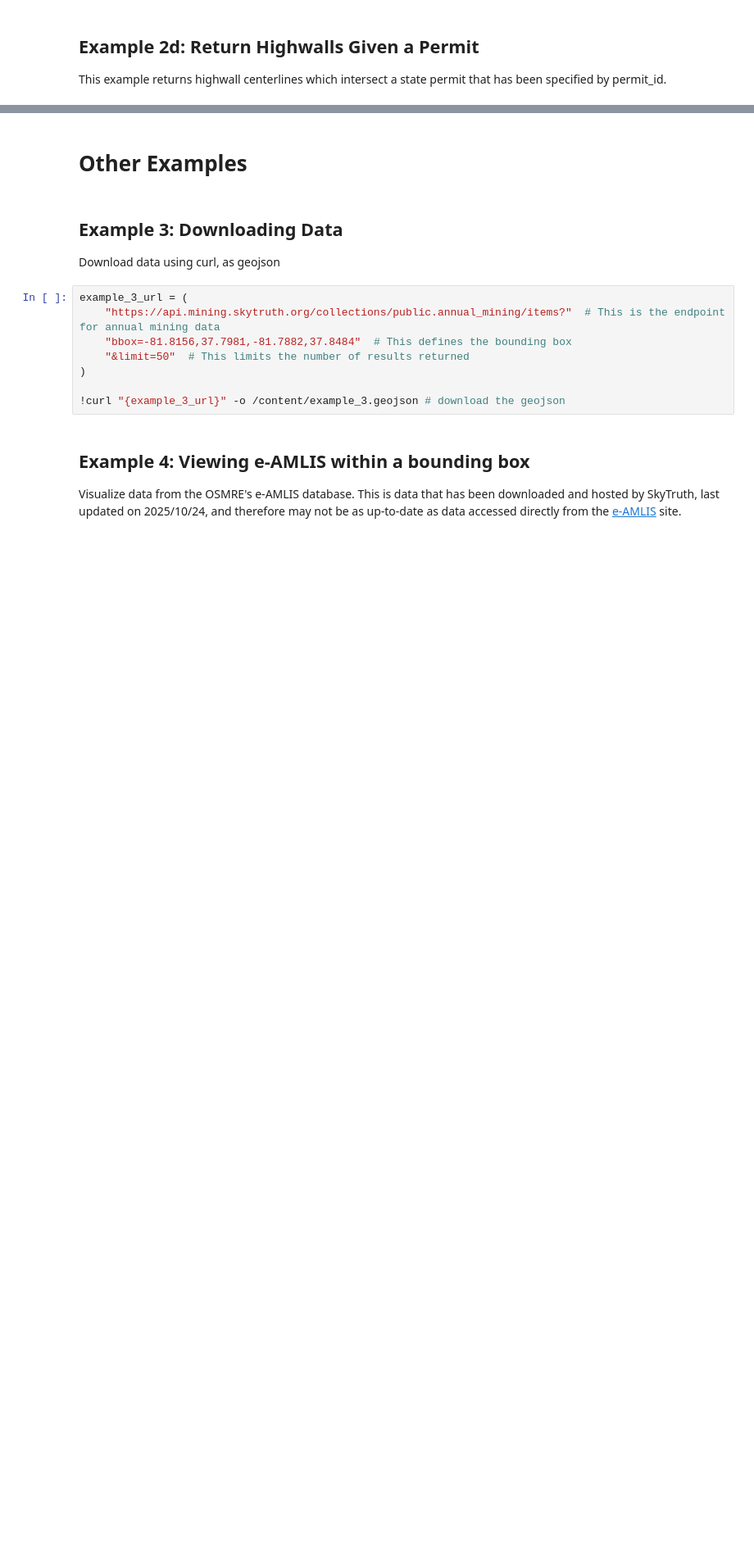
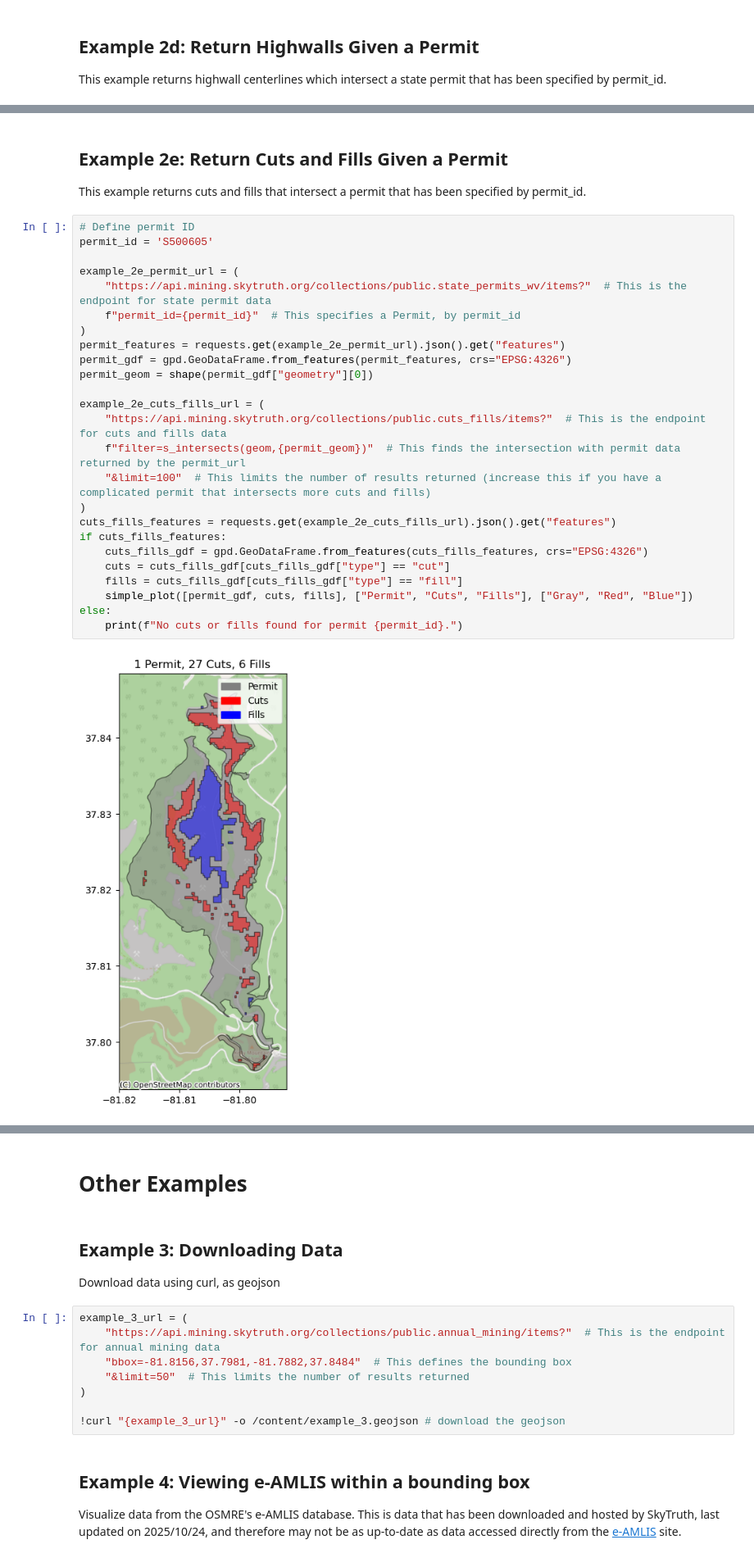
Before and after one commit to SkyTruth/mtm, a Jupyter notebook: docs/Mining API Guide.ipynb, the cells around one changed output, grey strips where cells are left out. Shown at 82% size. Cells and saved outputs as stored; diff of their text form; blank space fills up the shorter version.

```diff
--- a/docs/Mining API Guide.ipynb
+++ b/docs/Mining API Guide.ipynb
@@ -181,0 +268,30 @@ else:
+# %% [markdown]
+## Example 2e: Return Cuts and Fills Given a Permit
+This example returns cuts and fills that intersect a permit that has been specified by permit_id.
+# %%
+# Define permit ID
+permit_id = 'S500605'
+
+example_2e_permit_url = (
+    "https://api.mining.skytruth.org/collections/public.state_permits_wv/items?"  # This is the endpoint for state permit data
+    f"permit_id={permit_id}"  # This specifies a Permit, by permit_id
+)
+permit_features = requests.get(example_2e_permit_url).json().get("features")
+permit_gdf = gpd.GeoDataFrame.from_features(permit_features, crs="EPSG:4326")
+permit_geom = shape(permit_gdf["geometry"][0])
+
+example_2e_cuts_fills_url = (
+    "https://api.mining.skytruth.org/collections/public.cuts_fills/items?"  # This is the endpoint for cuts and fills data
+    f"filter=s_intersects(geom,{permit_geom})"  # This finds the intersection with permit data returned by the permit_url
+    "&limit=100"  # This limits the number of results returned (increase this if you have a complicated permit that intersects more cuts and fills)
+)
+cuts_fills_features = requests.get(example_2e_cuts_fills_url).json().get("features")
+if cuts_fills_features:
+    cuts_fills_gdf = gpd.GeoDataFrame.from_features(cuts_fills_features, crs="EPSG:4326")
+    cuts = cuts_fills_gdf[cuts_fills_gdf["type"] == "cut"]
+    fills = cuts_fills_gdf[cuts_fills_gdf["type"] == "fill"]
+    simple_plot([permit_gdf, cuts, fills], ["Permit", "Cuts", "Fills"], ["Gray", "Red", "Blue"])
+else:
+    print(f"No cuts or fills found for permit {permit_id}.")
+# %% [output]
+[figure, added]
```
Also changed, not shown: parts of 19 cells of this notebook, 1 other file.
